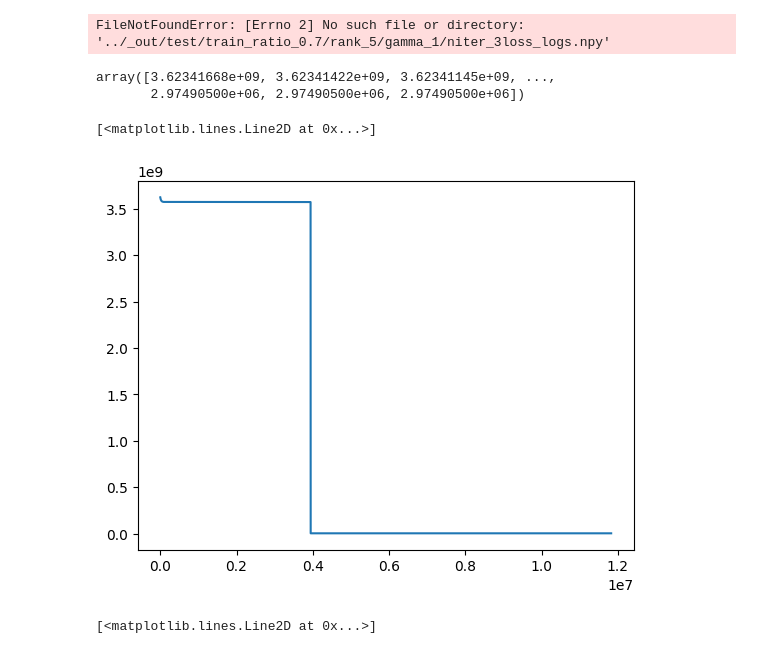
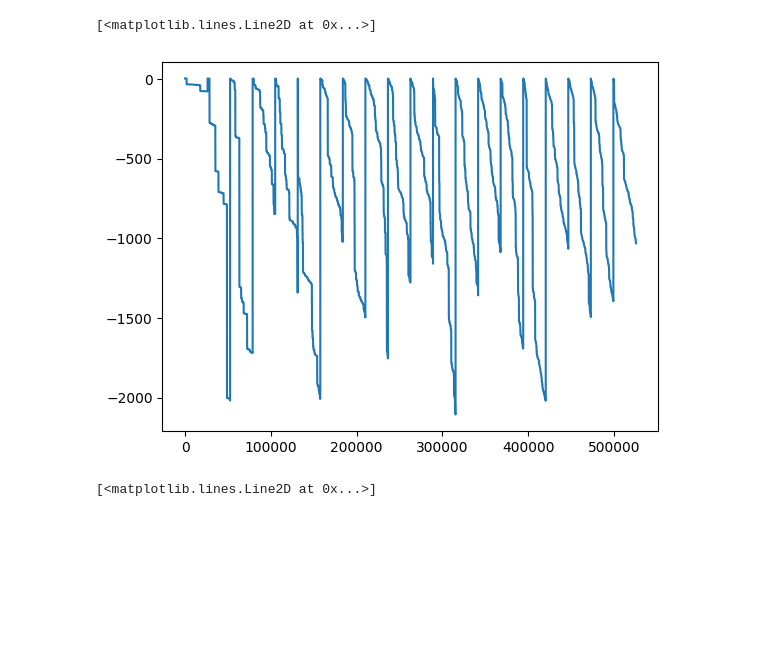
Before and after one commit to kotaNakm/Tensor-decompositions, a Jupyter notebook: _notebooks/test.ipynb, the cells around one changed output. Drawn from its saved outputs; the diff is of its cells as text; code cells hidden in the pictures; blank space fills up the shorter version.

```diff
--- a/_notebooks/test.ipynb
+++ b/_notebooks/test.ipynb
@@ -16,17 +14,18 @@ p="../_out/test/train_ratio_0.7/rank_5/gamma_1/niter_3"
-# %%
-a=np.load(p+"loss_logs.npy")
-# %% [output]
-FileNotFoundError: [Errno 2] No such file or directory: '../_out/test/train_ratio_0.7/rank_5/gamma_1/niter_3loss_logs.npy'
-# %%
-a
-# %% [output]
-array([3.62341668e+09, 3.62341422e+09, 3.62341145e+09, ...,
-       2.97490500e+06, 2.97490500e+06, 2.97490500e+06])
+# %%
+# p="../_out/test/train_ratio_0./rank_5/gamma_1/niter_3"
+p="../_out/test/train_ratio_0.01/rank_5/gamma_0.1/l0_1e-100/niter_20"
+# %%
+# a=np.load(p+"loss_logs.npy")
+
+with open(p+"/result.pkl","rb") as f:
+    b = pickle.load(f)
+# %%
+c=b.loss_logs
 # %%
-plt.plot(a)
+plt.plot(c)
 # %% [output]
 [<matplotlib.lines.Line2D at 0x...>]
-[figure, old version]
+[figure, new version]
 # %%
 
 with open(f"{p}/result.pkl", 'rb') as f:
```
Also changed, not shown: parts of 1 cell of this notebook, 5 other files.
